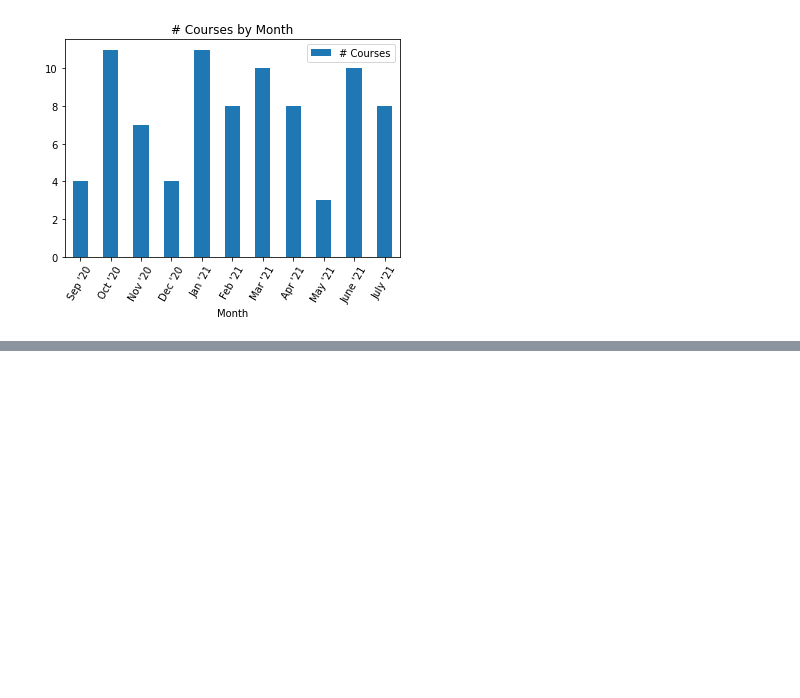
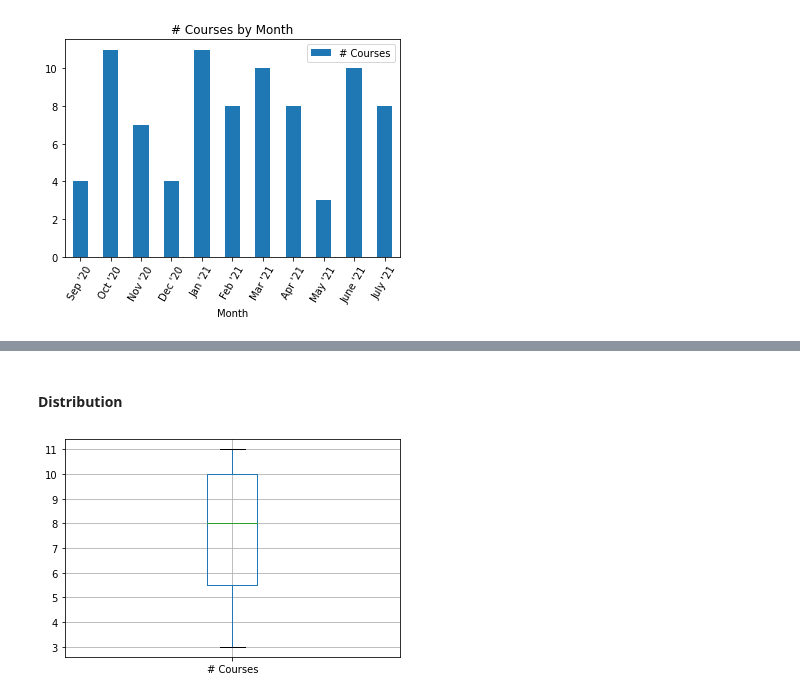
Before and after one commit to rogert8/courses-jnb, a Jupyter notebook: courses.ipynb, the cells around one changed output, grey strips where cells are left out. Cells and saved outputs as stored; diff of their text form; code cells hidden in the pictures; blank space fills up the shorter version.

```diff
--- a/courses.ipynb
+++ b/courses.ipynb
@@ -288,0 +301,6 @@ mcr.plot.bar(x='Month', y='# Courses', rot=60, title='# Courses by Month');
+# %% [markdown]
+#### Distribution
+# %%
+mcr.boxplot();
+# %% [output]
+[figure, added]
```
Also changed, not shown: parts of 2 cells of this notebook.
